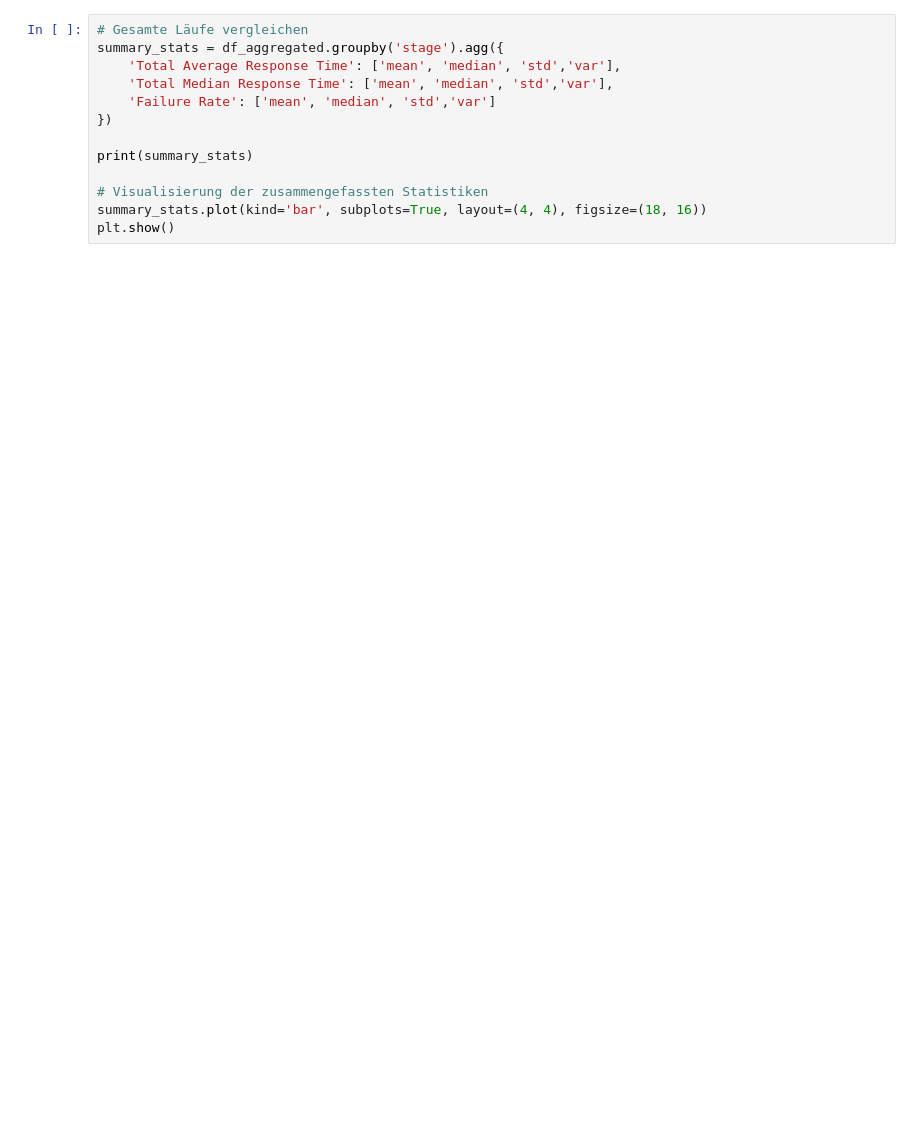
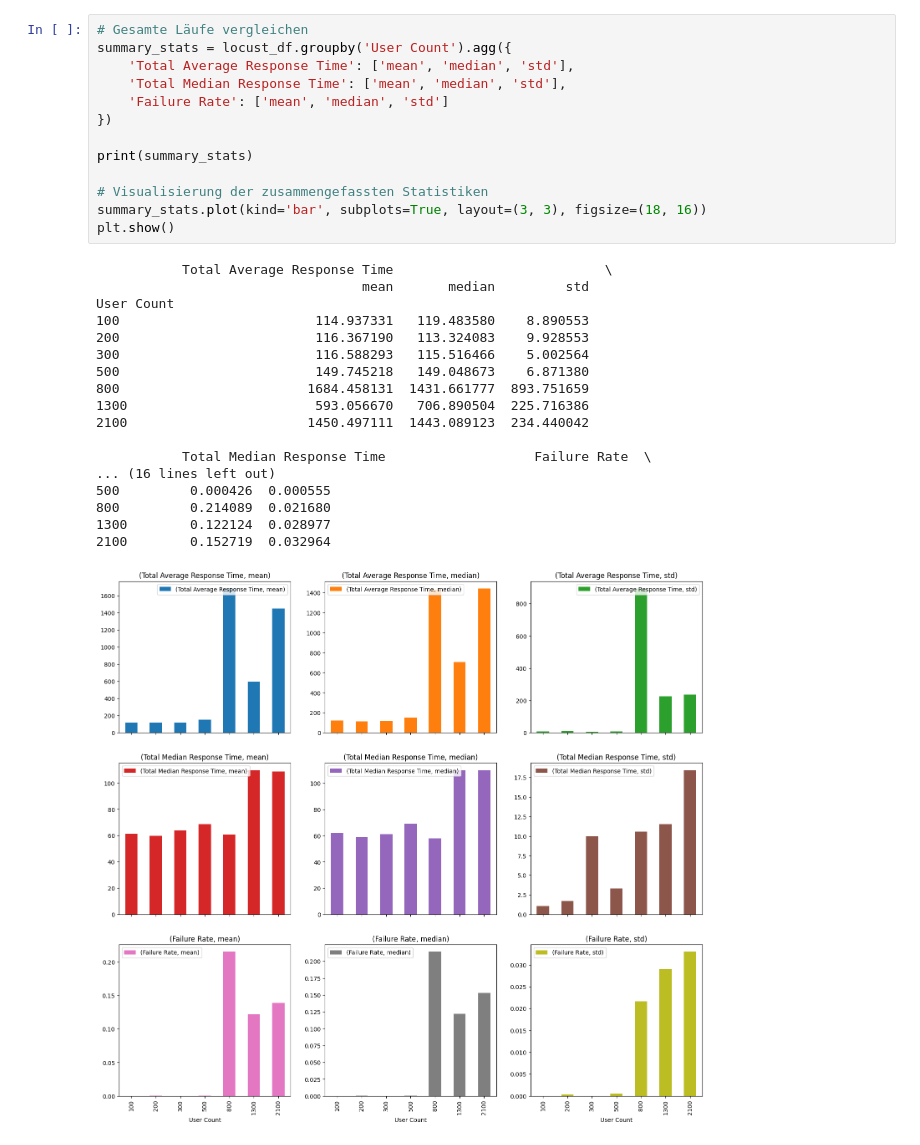
Before and after one commit to Tobias-Pe/distributed-systems-energy-efficiency, a Jupyter notebook: loadtesting/stats_analysis.ipynb, the cells around one changed output. Saved outputs shown, nothing was run; the diff lists cells and outputs as text; blank space fills up the shorter version.

```diff
--- a/loadtesting/stats_analysis.ipynb
+++ b/loadtesting/stats_analysis.ipynb
@@ -92,13 +118,32 @@ plt.show()
 # %%
 # Gesamte Läufe vergleichen
-summary_stats = df_aggregated.groupby('stage').agg({
-    'Total Average Response Time': ['mean', 'median', 'std','var'],
-    'Total Median Response Time': ['mean', 'median', 'std','var'],
-    'Failure Rate': ['mean', 'median', 'std','var']
+summary_stats = locust_df.groupby('User Count').agg({
+    'Total Average Response Time': ['mean', 'median', 'std'],
+    'Total Median Response Time': ['mean', 'median', 'std'],
+    'Failure Rate': ['mean', 'median', 'std']
 })
 
 print(summary_stats)
 
 # Visualisierung der zusammengefassten Statistiken
-summary_stats.plot(kind='bar', subplots=True, layout=(4, 4), figsize=(18, 16))
+summary_stats.plot(kind='bar', subplots=True, layout=(3, 3), figsize=(18, 16))
 plt.show()
+# %% [output]
+           Total Average Response Time                           \
+                                  mean       median         std
+User Count
+100                         114.937331   119.483580    8.890553
+200                         116.367190   113.324083    9.928553
+300                         116.588293   115.516466    5.002564
+500                         149.745218   149.048673    6.871380
+800                        1684.458131  1431.661777  893.751659
+1300                        593.056670   706.890504  225.716386
+2100                       1450.497111  1443.089123  234.440042
+
+           Total Median Response Time                   Failure Rate  \
+... (16 lines left out)
+500         0.000426  0.000555
+800         0.214089  0.021680
+1300        0.122124  0.028977
+2100        0.152719  0.032964
+[figure, added]
```
Also changed, not shown: parts of 11 cells of this notebook.
